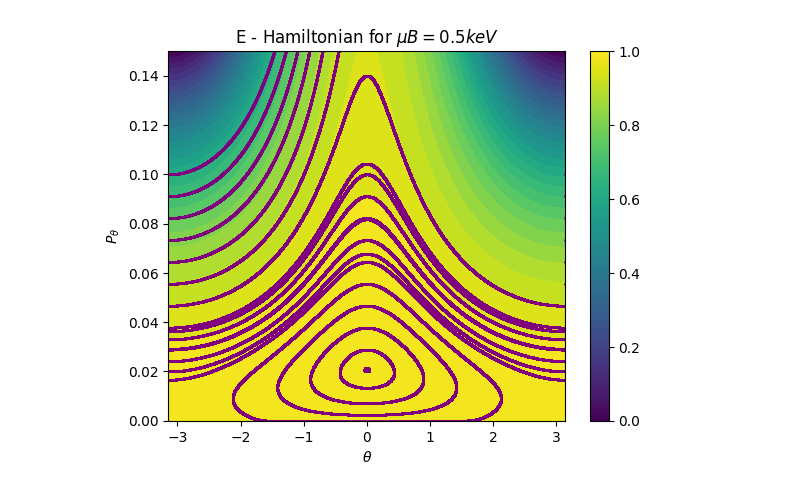
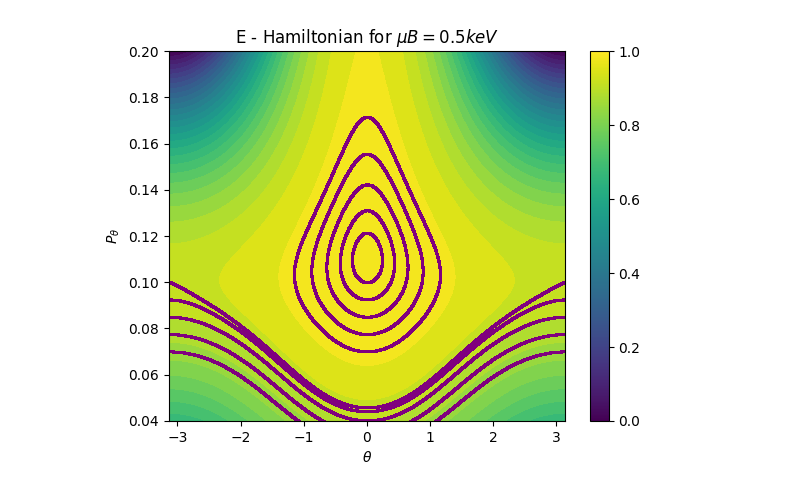
Before and after one commit to PlasmaPhy/Eq-of-motion, a Jupyter notebook: solutions_for_multiple_theta_Ptheta.ipynb, the cells around one changed output. Drawn from its saved outputs; the diff is of its cells as text; code cells hidden in the pictures.

```diff
--- a/solutions_for_multiple_theta_Ptheta.ipynb
+++ b/solutions_for_multiple_theta_Ptheta.ipynb
@@ -16,13 +16,13 @@ P_theta_wall = 0.55
 # Initial conditions for the differential equations (Runge-Kutta 4th order)
 t0 = 0
 initial_J = 0
-initial_P_J = -0.0125
-initial_psi_array = np.linspace(0.02, 0.1, 10)
+initial_P_J = -0.1
+initial_psi_array = np.linspace(0.07, 0.1, 5)
 initial_theta_array = [-np.pi, 0, np.pi]
 
 # Generating mesh for the calculation of the hamiltonian
 theta_vals = np.linspace(-np.pi, np.pi, 100)
-psi_vals = np.linspace(0.0001, 0.15, 100)
+psi_vals = np.linspace(0.04, 0.2, 100)
 theta, psi = np.meshgrid(theta_vals, psi_vals)
 
 # For the calculation of ψ_p we used th hypergeometric function
@@ -36,32 +36,32 @@ contour = plt.contourf(theta, psi, W, levels=levels, cmap = plt.colormaps.get_cm
 
 
 # We solve the ODEs for different initial values of θ and P_θ = ψ
 for initial_psi in initial_psi_array:
     for initial_theta in initial_theta_array:
         y0 = np.array([initial_P_J, initial_psi, initial_J, initial_theta])
         tf = 1000  # Final time
         h = 0.005  # Step size
 
         # Solve the differential equations
         t_values = np.linspace(t0, tf, int(tf / h) + 1)
         y_values = Paper_equations.solve_with_odeint(Paper_equations.paper_differential_equations, t0, y0, tf, h, m, q_0)
 
         P_J_values = y_values[:, 0]
         psi_values = y_values[:, 1]
         J_values = y_values[:, 2]
         theta_values = y_values[:, 3]
         theta_values = np.mod(theta_values, 2*np.pi)
         theta_values = theta_values - 2*np.pi*(theta_values > np.pi)
 
         plt.scatter(theta_values, psi_values, s=0.5, c='purple')
 
 plt.colorbar()
 plt.xlabel('$\\theta$')
-plt.ylim(0.0,0.15)
+plt.ylim(0.04,0.2)
 # plt.xlim(0,3)
 plt.ylabel('$P_{\\theta}$')
 plt.title('E - Hamiltonian for $\\mu B = 0.5 keV$')
 # Displaying the plot
 plt.show()
 # %% [output]
-[figure, old version]
+[figure, new version]
```
Also changed, not shown: parts of 1 cell of this notebook.
